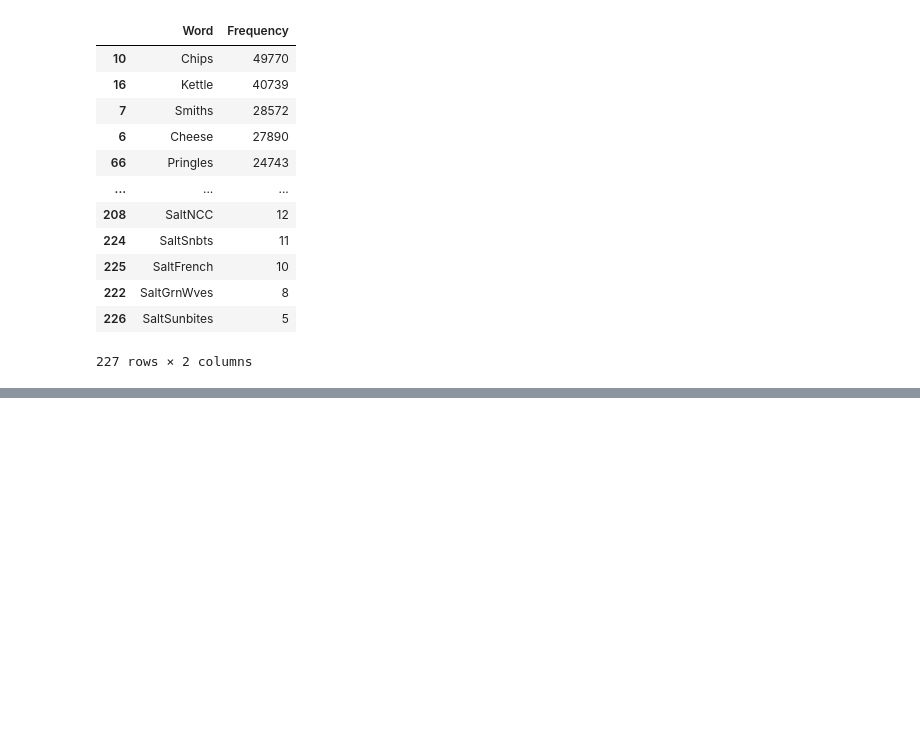
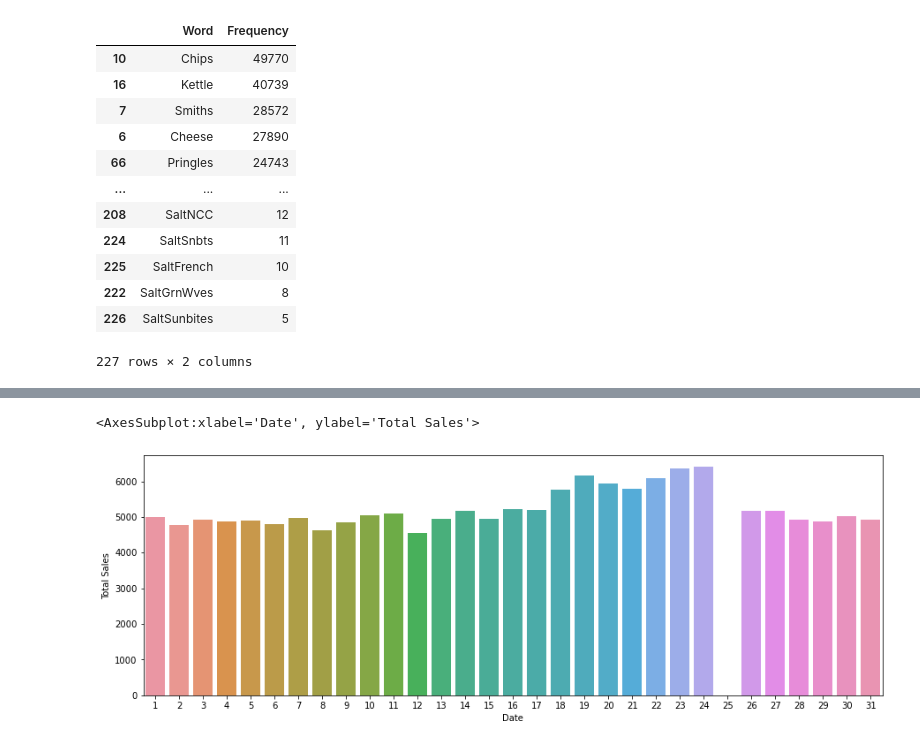
Before and after one commit to MujiDipto/quantium-data-analytics-virtual-program, a Jupyter notebook: task1-sol2.ipynb, the cells around one changed output, grey strips where cells are left out. Drawn from its saved outputs; the diff is of its cells as text; code cells hidden in the pictures; blank space fills up the shorter version.

```diff
--- a/task1-sol2.ipynb
+++ b/task1-sol2.ipynb
@@ -235,0 +448,4 @@ freq_df
+# %%
+# Reset index
+c_december.reset_index(drop = True, inplace = True)
+c_december.head()
@@ -235,0 +459,4 @@ freq_df
+# %%
+# Relabel Date
+c_december['Date'] = c_december.index + 1
+c_december.head()
@@ -235,0 +470,6 @@ freq_df
+# %%
+plt.figure(figsize = (15,5))
+sns.barplot(x = 'Date', y ='Total Sales', data = c_december)
+# %% [output]
+<AxesSubplot:xlabel='Date', ylabel='Total Sales'>
+[figure, added]
```
Also changed, not shown: parts of 27 cells of this notebook.
